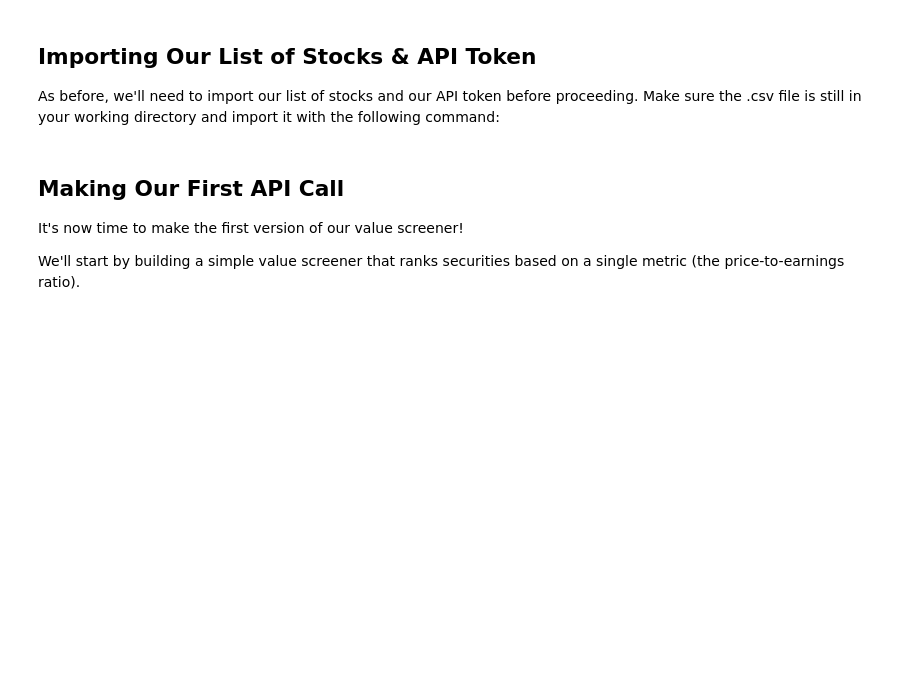
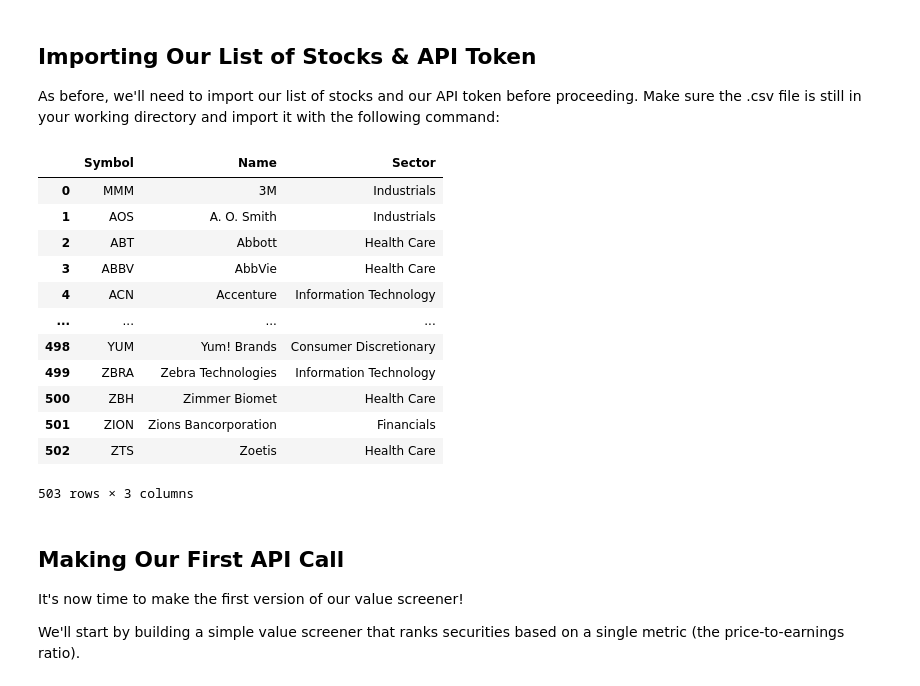
Before and after one commit to hakoshie/algo-trade, a Jupyter notebook: starter_files/003_quantitative_value_strategy.ipynb, the cells around one changed output. Drawn from its saved outputs; the diff is of its cells as text; code cells hidden in the pictures; blank space fills up the shorter version.

```diff
--- a/starter_files/003_quantitative_value_strategy.ipynb
+++ b/starter_files/003_quantitative_value_strategy.ipynb
@@ -9,6 +20,26 @@ The first thing we need to do is import the open-source software libraries that
 # %% [markdown]
 ## Importing Our List of Stocks & API Token
 As before, we'll need to import our list of stocks and our API token before proceeding. Make sure the .csv file is still in your working directory and import it with the following command:
+# %%
+stocks=pd.read_csv("constituents.csv")
+for i in range(0,len(stocks["Symbol"])):
+    if "." in stocks["Symbol"][i]:
+        stocks["Symbol"][i]=stocks["Symbol"][i].replace(".","-")
+stocks
+# %% [output]
+|  | Symbol | Name | Sector |
+| 0 | MMM | 3M | Industrials |
+| 1 | AOS | A. O. Smith | Industrials |
+| 2 | ABT | Abbott | Health Care |
+| 3 | ABBV | AbbVie | Health Care |
+| 4 | ACN | Accenture | Information Technology |
+| ... | ... | ... | ... |
+| 498 | YUM | Yum! Brands | Consumer Discretionary |
+| 499 | ZBRA | Zebra Technologies | Information Technology |
+| 500 | ZBH | Zimmer Biomet | Health Care |
+| 501 | ZION | Zions Bancorporation | Financials |
+| 502 | ZTS | Zoetis | Health Care |
+503 rows × 3 columns
 # %% [markdown]
 ## Making Our First API Call
 It's now time to make the first version of our value screener!
```
Also changed, not shown: parts of 3 cells of this notebook, 2 other files.
